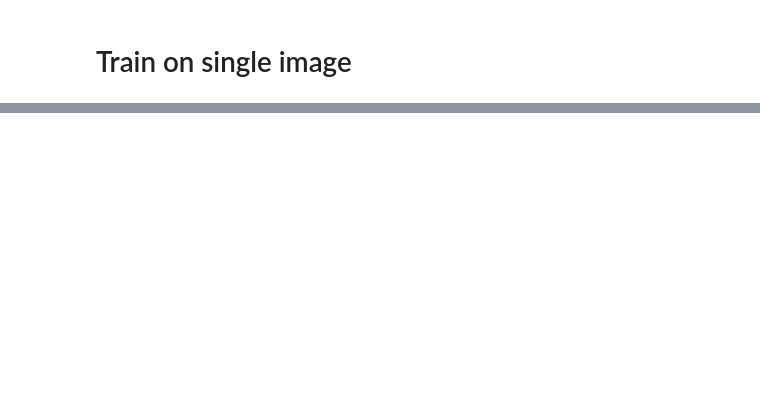
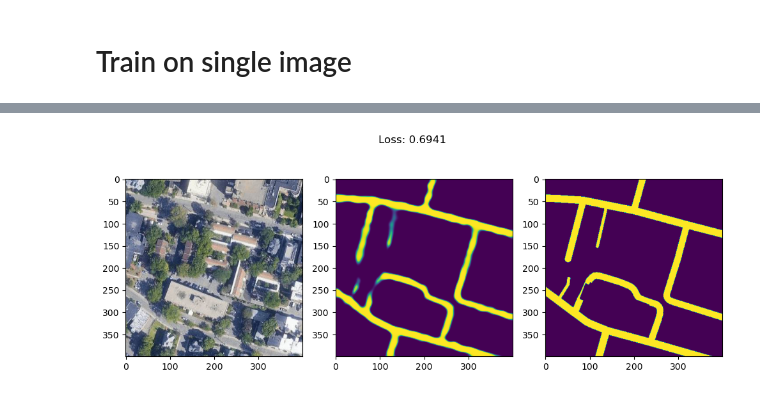
Before and after one commit to veichta/TopoAI, a Jupyter notebook: notebooks/upernet.ipynb, the cells around one changed output, grey strips where cells are left out. Saved outputs shown, nothing was run; the diff lists cells and outputs as text; code cells hidden in the pictures; blank space fills up the shorter version.

```diff
--- a/notebooks/upernet.ipynb
+++ b/notebooks/upernet.ipynb
@@ -108,14 +127,16 @@ pbar.close()
 # %%
 o = model(img_tens)
 
 loss = criterion(o, gt_tens, weights_tens)
 
-p = o.squeeze().detach().sigmoid().numpy()
+p = o.squeeze().detach().numpy()
 
 fig, ax = plt.subplots(1, 3, figsize=(10, 4))
 ax[0].imshow(img)
 ax[1].imshow(p)
 ax[2].imshow(mask)
 fig.suptitle(f"Loss: {loss.item():.4f}")
 plt.tight_layout()
 plt.show()
+# %% [output]
+[figure, added]
```
Also changed, not shown: parts of 8 cells of this notebook.
